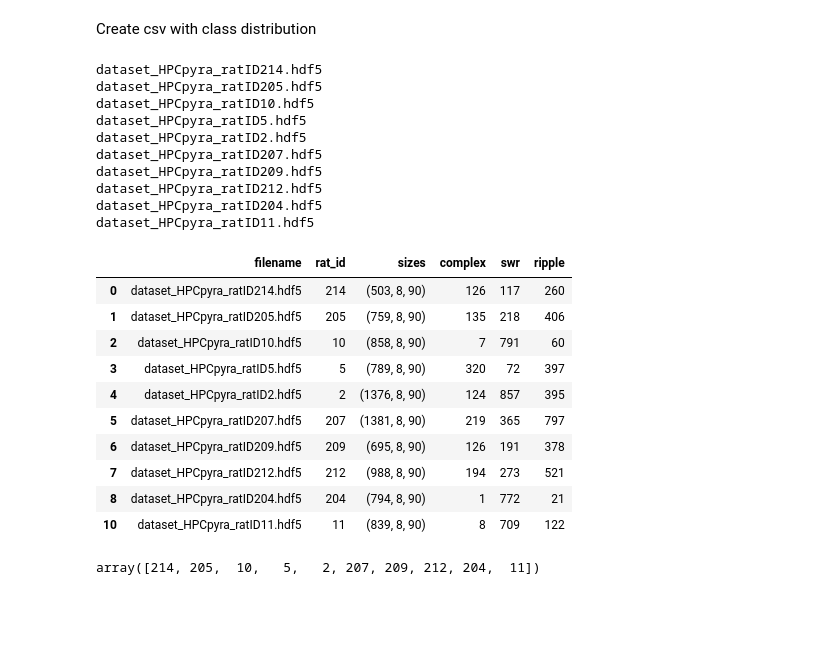
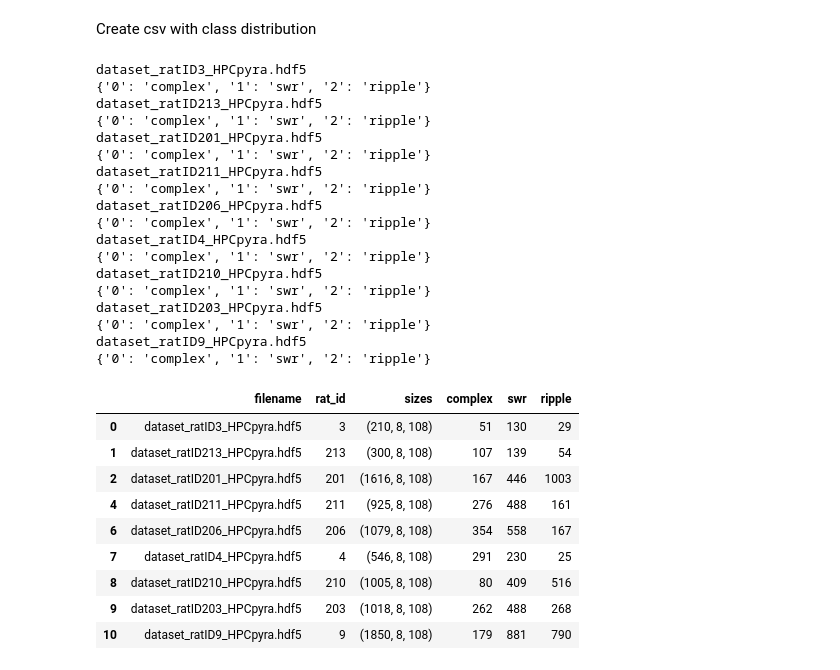
Before and after one commit to genzellab/ripple-classifier, a Jupyter notebook: plots.ipynb, the cells around one changed output. Drawn from its saved outputs; the diff is of its cells as text; code cells hidden in the pictures; blank space fills up the shorter version.

```diff
--- a/plots.ipynb
+++ b/plots.ipynb
@@ -10,7 +10,8 @@ import pywt
 # %%
 # read .mat file
 from scipy.io import loadmat
-mat = loadmat('data/VEH_HPCpyra/HPCpyra_events_ratID3.mat')
+mat = loadmat('data/VEH_FEATURES_MULTI/GC_ratID3_veh.mat')
+# mat = loadmat('data/VEH_HPCpyra/HPCpyra_events_ratID3.mat')
 # mat = loadmat('data/PFCshal/PFCshal_events_ratID3.mat')
 mat.keys()
 # %% [output]
@@ -19,0 +19,5 @@ dataset = 'HPCpyra_complex_swr_veh'
+# %%
+dataset = 'GC_complex_swr_ratID3_veh'
+# mat[dataset]['HPCbelo_trace'][0,0][0,0]
+mat[dataset]['waveforms'][0,0][0,0].shape
+np.array(mat[dataset]['waveforms'][0,0].ravel().tolist()).shape
@@ -312,57 +270,61 @@ Create csv with class distribution
 # %%
 import h5py
 import json
-root_dir = 'proc_data/HPC_CBD_PCA/'
+root_dir = 'proc_data/HPC_VEH_PYRA/'
 data_df = pd.DataFrame(os.listdir(root_dir), columns=['filename'])
 #remove rows with .csv in filename
 data_df = data_df[~data_df['filename'].str.contains('.csv')]
-data_df['rat_id'] = data_df.filename.apply(lambda x: int(x.split('_')[-1].split('.')[0].split('ratID')[1]))
+data_df['rat_id'] = data_df.filename.apply(lambda x: int(x.split('_')[1].split('ratID')[1]))
 data_df.rat_id.unique()
 sizes = []
 label_dict = {'complex':[], 'ripple':[], 'swr':[]}
 
 for file in data_df.filename:
     print(file)
     #load h5 file
     f = h5py.File(root_dir+file, 'r')
     label_arr = json.loads(f.attrs['data_types'])
+    print(label_arr)
     #get size of dataset
     sizes.append(f['x'].shape)
-    y = pd.Series(f['y']).apply(lambda x: label_arr[x])
+    y = pd.Series(f['y']).apply(lambda x: label_arr[str(x)])
     # print(y.value_counts(),y[(~y.str.contains('complex')) & (y.str.contains('swr'))].shape[0])
     label_dict['complex'].append(y[y.str.contains('complex')].shape[0])
     label_dict['ripple'].append(y[y.str.contains('ripple')].shape[0])
     label_dict['swr'].append(y[~y.str.contains('complex') & y.str.contains('swr')].shape[0])
     f.close()
     # break
 data_df['sizes'] = sizes
 data_df['complex'] = label_dict['complex']
 data_df['swr'] = label_dict['swr']
 data_df['ripple'] = label_dict['ripple']
 data_df
 # %% [output]
-dataset_HPCpyra_ratID214.hdf5
-dataset_HPCpyra_ratID205.hdf5
-dataset_HPCpyra_ratID10.hdf5
-dataset_HPCpyra_ratID5.hdf5
-dataset_HPCpyra_ratID2.hdf5
-dataset_HPCpyra_ratID207.hdf5
-dataset_HPCpyra_ratID209.hdf5
-dataset_HPCpyra_ratID212.hdf5
-dataset_HPCpyra_ratID204.hdf5
-dataset_HPCpyra_ratID11.hdf5
+dataset_ratID3_HPCpyra.hdf5
+{'0': 'complex', '1': 'swr', '2': 'ripple'}
+dataset_ratID213_HPCpyra.hdf5
+{'0': 'complex', '1': 'swr', '2': 'ripple'}
+dataset_ratID201_HPCpyra.hdf5
+{'0': 'complex', '1': 'swr', '2': 'ripple'}
+dataset_ratID211_HPCpyra.hdf5
+{'0': 'complex', '1': 'swr', '2': 'ripple'}
+dataset_ratID206_HPCpyra.hdf5
+{'0': 'complex', '1': 'swr', '2': 'ripple'}
+dataset_ratID4_HPCpyra.hdf5
+{'0': 'complex', '1': 'swr', '2': 'ripple'}
+dataset_ratID210_HPCpyra.hdf5
+{'0': 'complex', '1': 'swr', '2': 'ripple'}
+dataset_ratID203_HPCpyra.hdf5
+{'0': 'complex', '1': 'swr', '2': 'ripple'}
+dataset_ratID9_HPCpyra.hdf5
+{'0': 'complex', '1': 'swr', '2': 'ripple'}
 |  | filename | rat_id | sizes | complex | swr | ripple |
-| 0 | dataset_HPCpyra_ratID214.hdf5 | 214 | (503, 8, 90) | 126 | 117 | 260 |
-| 1 | dataset_HPCpyra_ratID205.hdf5 | 205 | (759, 8, 90) | 135 | 218 | 406 |
-| 2 | dataset_HPCpyra_ratID10.hdf5 | 10 | (858, 8, 90) | 7 | 791 | 60 |
-| 3 | dataset_HPCpyra_ratID5.hdf5 | 5 | (789, 8, 90) | 320 | 72 | 397 |
-| 4 | dataset_HPCpyra_ratID2.hdf5 | 2 | (1376, 8, 90) | 124 | 857 | 395 |
-| 5 | dataset_HPCpyra_ratID207.hdf5 | 207 | (1381, 8, 90) | 219 | 365 | 797 |
-| 6 | dataset_HPCpyra_ratID209.hdf5 | 209 | (695, 8, 90) | 126 | 191 | 378 |
-| 7 | dataset_HPCpyra_ratID212.hdf5 | 212 | (988, 8, 90) | 194 | 273 | 521 |
-| 8 | dataset_HPCpyra_ratID204.hdf5 | 204 | (794, 8, 90) | 1 | 772 | 21 |
-| 10 | dataset_HPCpyra_ratID11.hdf5 | 11 | (839, 8, 90) | 8 | 709 | 122 |
+| 0 | dataset_ratID3_HPCpyra.hdf5 | 3 | (210, 8, 108) | 51 | 130 | 29 |
+| 1 | dataset_ratID213_HPCpyra.hdf5 | 213 | (300, 8, 108) | 107 | 139 | 54 |
+| 2 | dataset_ratID201_HPCpyra.hdf5 | 201 | (1616, 8, 108) | 167 | 446 | 1003 |
+| 4 | dataset_ratID211_HPCpyra.hdf5 | 211 | (925, 8, 108) | 276 | 488 | 161 |
+| 6 | dataset_ratID206_HPCpyra.hdf5 | 206 | (1079, 8, 108) | 354 | 558 | 167 |
+| 7 | dataset_ratID4_HPCpyra.hdf5 | 4 | (546, 8, 108) | 291 | 230 | 25 |
+| 8 | dataset_ratID210_HPCpyra.hdf5 | 210 | (1005, 8, 108) | 80 | 409 | 516 |
+| 9 | dataset_ratID203_HPCpyra.hdf5 | 203 | (1018, 8, 108) | 262 | 488 | 268 |
+| 10 | dataset_ratID9_HPCpyra.hdf5 | 9 | (1850, 8, 108) | 179 | 881 | 790 |
-# %%
-data_df.rat_id.values
-# %% [output]
-array([214, 205,  10,   5,   2, 207, 209, 212, 204,  11])
```
Also changed, not shown: parts of 9 cells of this notebook, 8 other files.
